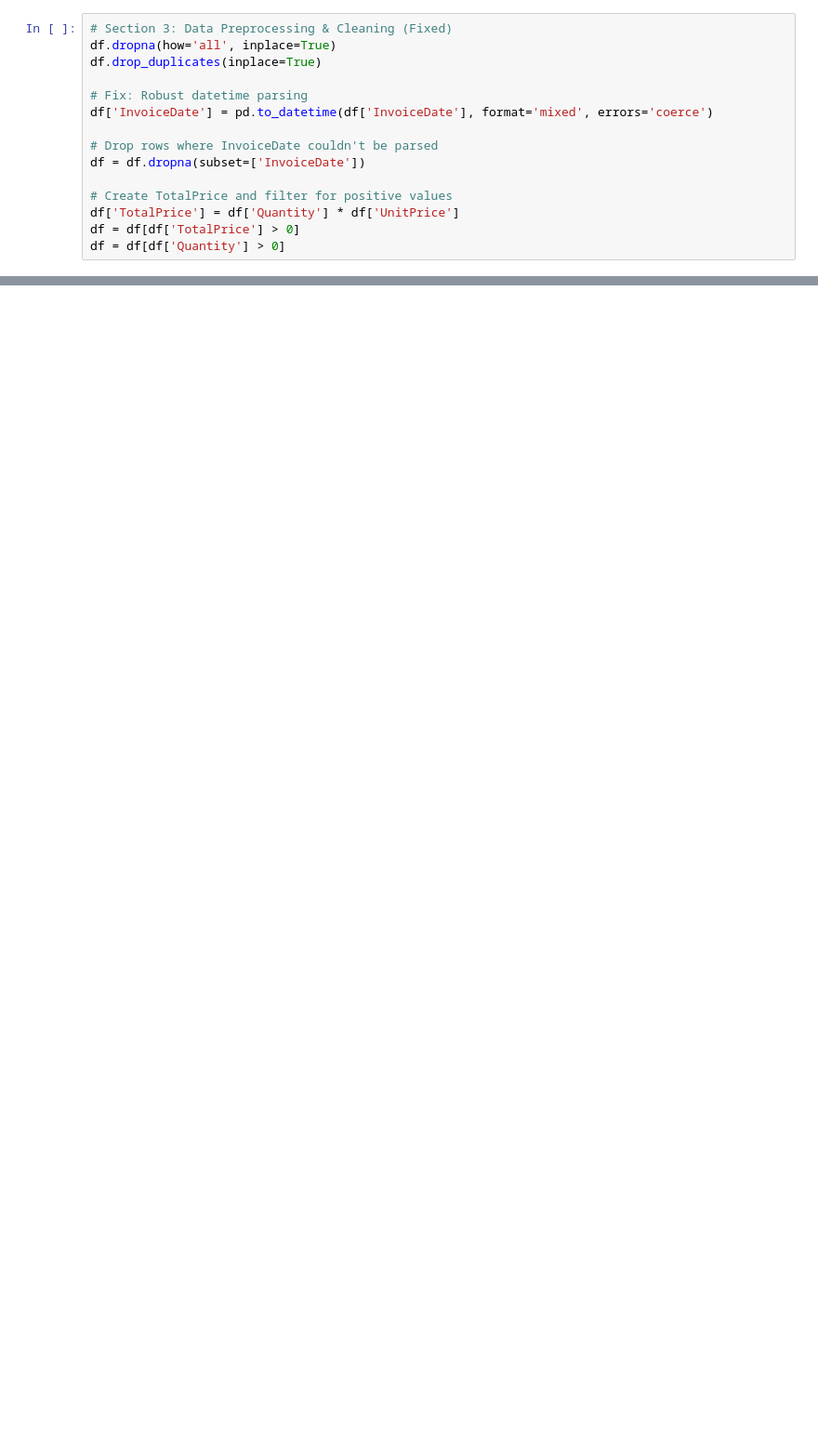
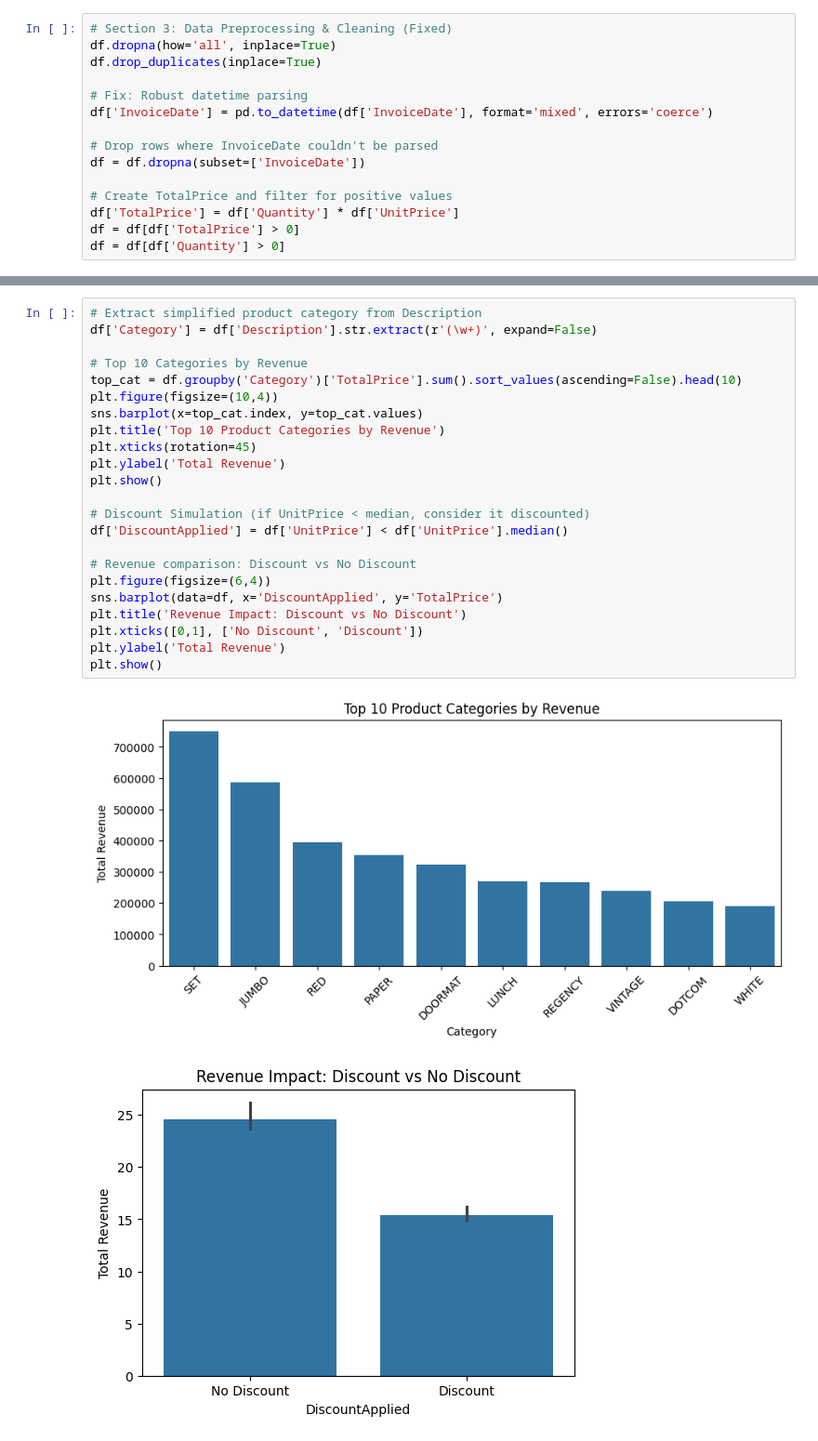
Before and after one commit to yashasvi0403/Datascience-project, a Jupyter notebook: Internship.ipynb, the cells around one changed output, grey strips where cells are left out. Shown at 93% size. Saved outputs shown, nothing was run; the diff lists cells and outputs as text; blank space fills up the shorter version.

```diff
--- a/Internship.ipynb
+++ b/Internship.ipynb
@@ -61,0 +117,26 @@ df = df[df['Quantity'] > 0]
+# %%
+# Extract simplified product category from Description
+df['Category'] = df['Description'].str.extract(r'(\w+)', expand=False)
+
+# Top 10 Categories by Revenue
+top_cat = df.groupby('Category')['TotalPrice'].sum().sort_values(ascending=False).head(10)
+plt.figure(figsize=(10,4))
+sns.barplot(x=top_cat.index, y=top_cat.values)
+plt.title('Top 10 Product Categories by Revenue')
+plt.xticks(rotation=45)
+plt.ylabel('Total Revenue')
+plt.show()
+
+# Discount Simulation (if UnitPrice < median, consider it discounted)
+df['DiscountApplied'] = df['UnitPrice'] < df['UnitPrice'].median()
+
+# Revenue comparison: Discount vs No Discount
+plt.figure(figsize=(6,4))
+sns.barplot(data=df, x='DiscountApplied', y='TotalPrice')
+plt.title('Revenue Impact: Discount vs No Discount')
+plt.xticks([0,1], ['No Discount', 'Discount'])
+plt.ylabel('Total Revenue')
+plt.show()
+# %% [output]
+[figure, added]
+[figure, added]
```
Also changed, not shown: parts of 30 cells of this notebook.
